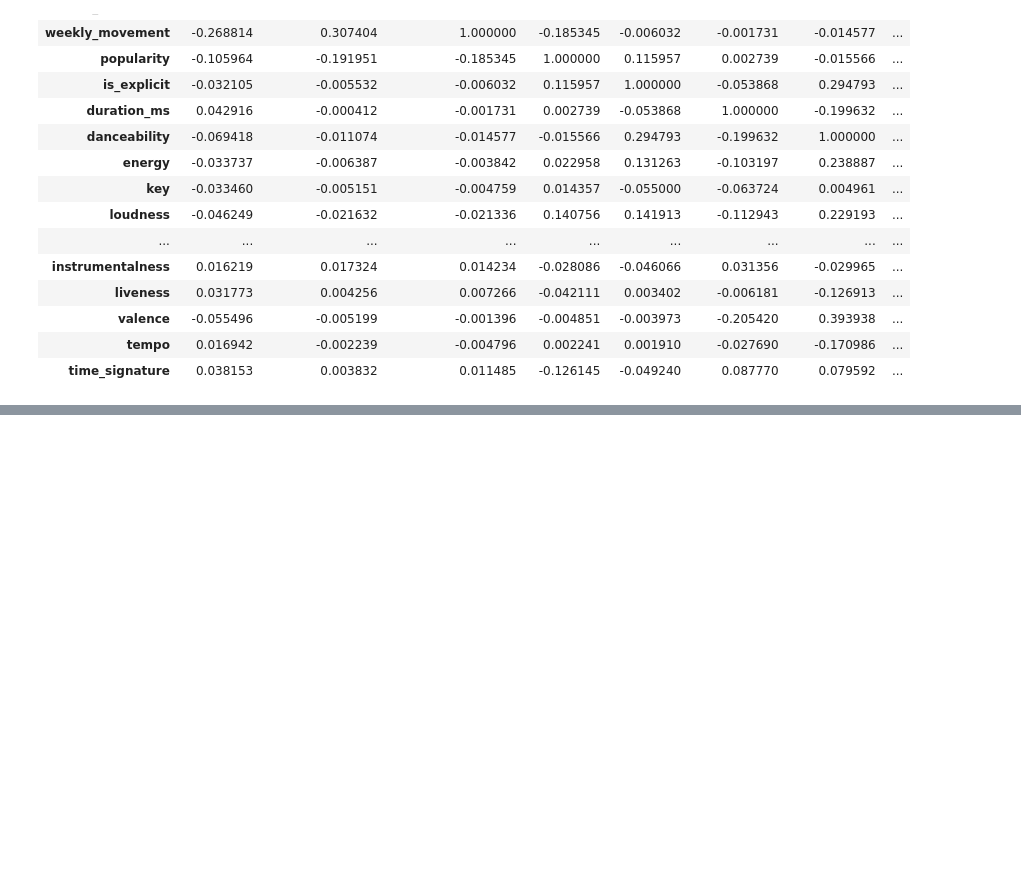
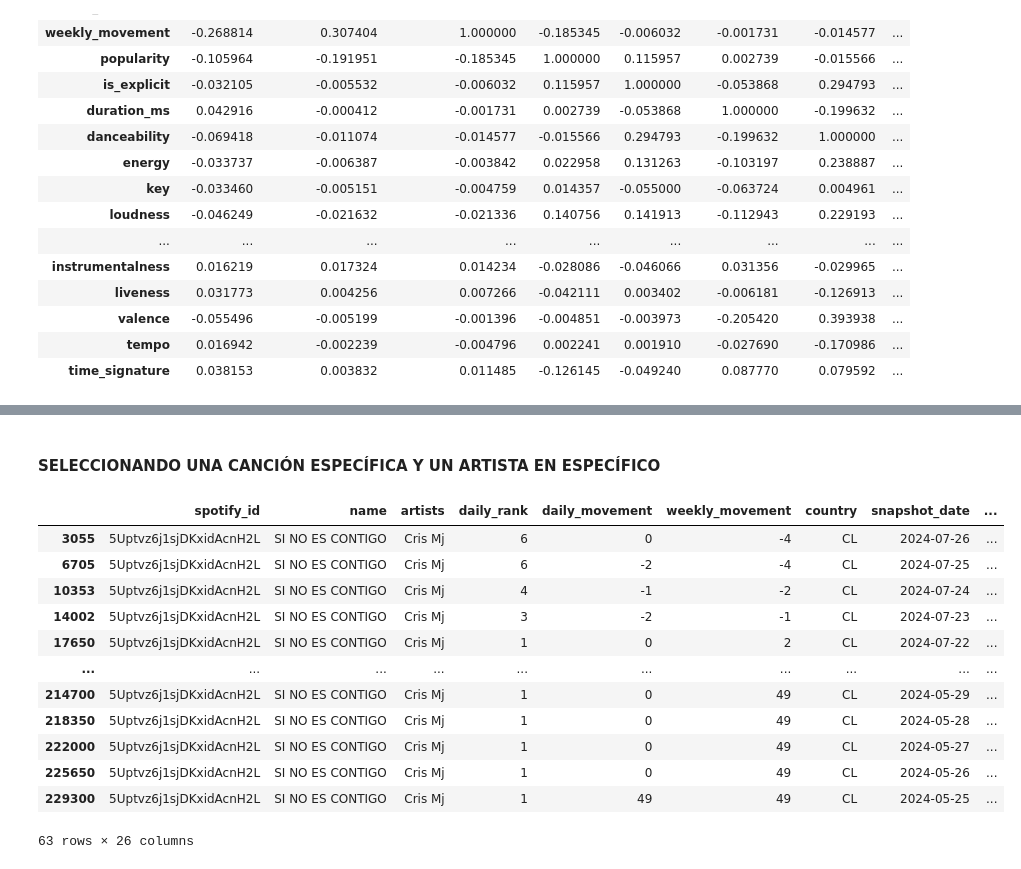
Before and after one commit to Vikktor93/DataScience-Spotify, a Jupyter notebook: 000_analisis_exploratorio.ipynb, the cells around one changed output, grey strips where cells are left out. Drawn from its saved outputs; the diff is of its cells as text; code cells hidden in the pictures; blank space fills up the shorter version.

```diff
--- a/000_analisis_exploratorio.ipynb
+++ b/000_analisis_exploratorio.ipynb
@@ -95,0 +115,19 @@ df.corr(numeric_only=True)
+# %% [markdown]
+#### **SELECCIONANDO UNA CANCIÓN ESPECÍFICA Y UN ARTISTA EN ESPECÍFICO**
+# %%
+artista_df = df_chile[(df_chile['name'] == 'SI NO ES CONTIGO') & (df_chile['artists'] == 'Cris Mj')]
+artista_df
+# %% [output]
+|  | spotify_id | name | artists | daily_rank | daily_movement | weekly_movement | country | snapshot_date | ... |
+| 3055 | 5Uptvz6j1sjDKxidAcnH2L | SI NO ES CONTIGO | Cris Mj | 6 | 0 | -4 | CL | 2024-07-26 | ... |
+| 6705 | 5Uptvz6j1sjDKxidAcnH2L | SI NO ES CONTIGO | Cris Mj | 6 | -2 | -4 | CL | 2024-07-25 | ... |
+| 10353 | 5Uptvz6j1sjDKxidAcnH2L | SI NO ES CONTIGO | Cris Mj | 4 | -1 | -2 | CL | 2024-07-24 | ... |
+| 14002 | 5Uptvz6j1sjDKxidAcnH2L | SI NO ES CONTIGO | Cris Mj | 3 | -2 | -1 | CL | 2024-07-23 | ... |
+| 17650 | 5Uptvz6j1sjDKxidAcnH2L | SI NO ES CONTIGO | Cris Mj | 1 | 0 | 2 | CL | 2024-07-22 | ... |
+| ... | ... | ... | ... | ... | ... | ... | ... | ... | ... |
+| 214700 | 5Uptvz6j1sjDKxidAcnH2L | SI NO ES CONTIGO | Cris Mj | 1 | 0 | 49 | CL | 2024-05-29 | ... |
+| 218350 | 5Uptvz6j1sjDKxidAcnH2L | SI NO ES CONTIGO | Cris Mj | 1 | 0 | 49 | CL | 2024-05-28 | ... |
+| 222000 | 5Uptvz6j1sjDKxidAcnH2L | SI NO ES CONTIGO | Cris Mj | 1 | 0 | 49 | CL | 2024-05-27 | ... |
+| 225650 | 5Uptvz6j1sjDKxidAcnH2L | SI NO ES CONTIGO | Cris Mj | 1 | 0 | 49 | CL | 2024-05-26 | ... |
+| 229300 | 5Uptvz6j1sjDKxidAcnH2L | SI NO ES CONTIGO | Cris Mj | 1 | 49 | 49 | CL | 2024-05-25 | ... |
+63 rows × 26 columns
```
Also changed, not shown: parts of 4 cells of this notebook.
